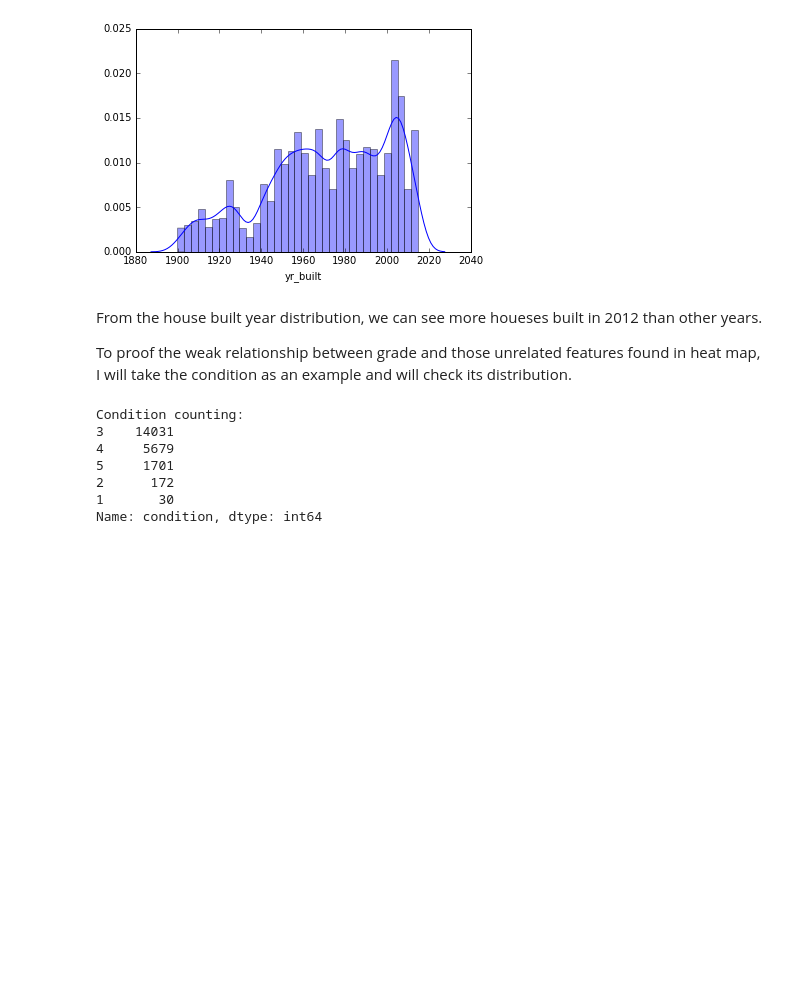
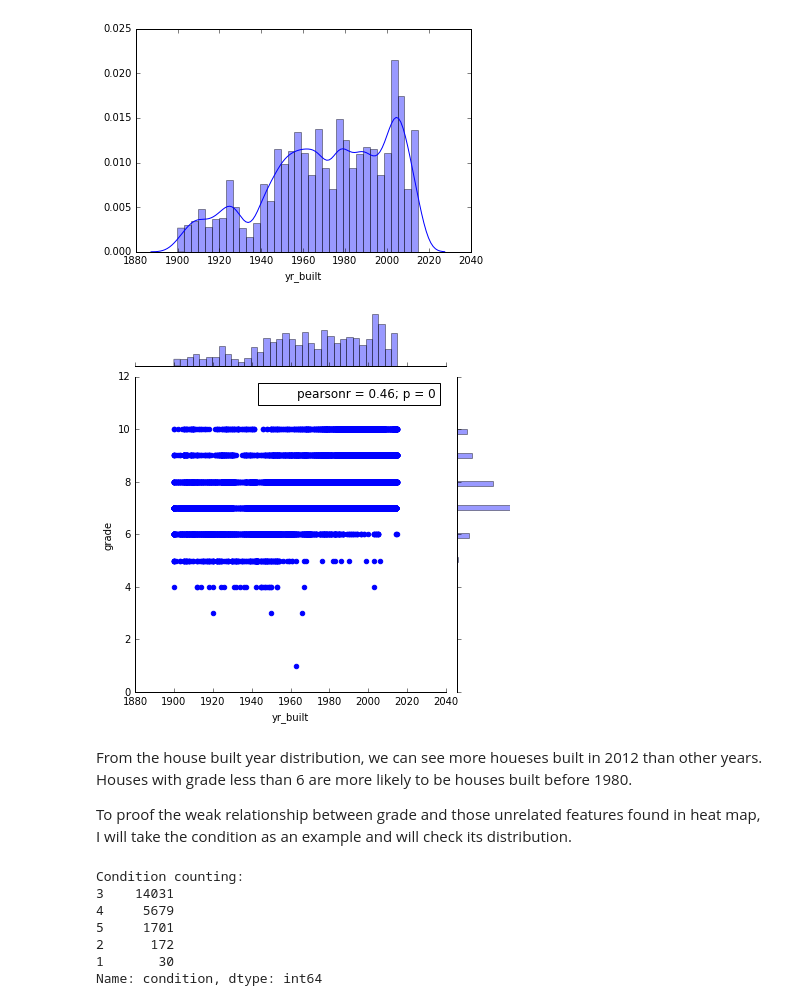
Before and after one commit to huly02/UdacityCapStone, a Jupyter notebook: Seattle House Grade Forecast - Python.ipynb, the cells around one changed output. Cells and saved outputs as stored; diff of their text form; code cells hidden in the pictures; blank space fills up the shorter version.

```diff
--- a/Seattle House Grade Forecast - Python.ipynb
+++ b/Seattle House Grade Forecast - Python.ipynb
@@ -176,8 +190,12 @@ sns.distplot(house.yr_built)
 # %% [output]
 <matplotlib.axes._subplots.AxesSubplot at 0x...>
 [figure]
+# %%
+sns.jointplot(x='yr_built', y='grade', data=house);
+# %% [output]
+[figure, added]
 # %% [markdown]
-From the house built year distribution, we can see more houeses built in 2012 than other years.
+From the house built year distribution, we can see more houeses built in 2012 than other years. Houses with grade less than 6 are more likely to be houses built before 1980.
 
 To proof the weak relationship between grade and those unrelated features found in heat map, I will take the condition as an example and will check its distribution.
 # %%
```
Also changed, not shown: parts of 10 cells of this notebook.
